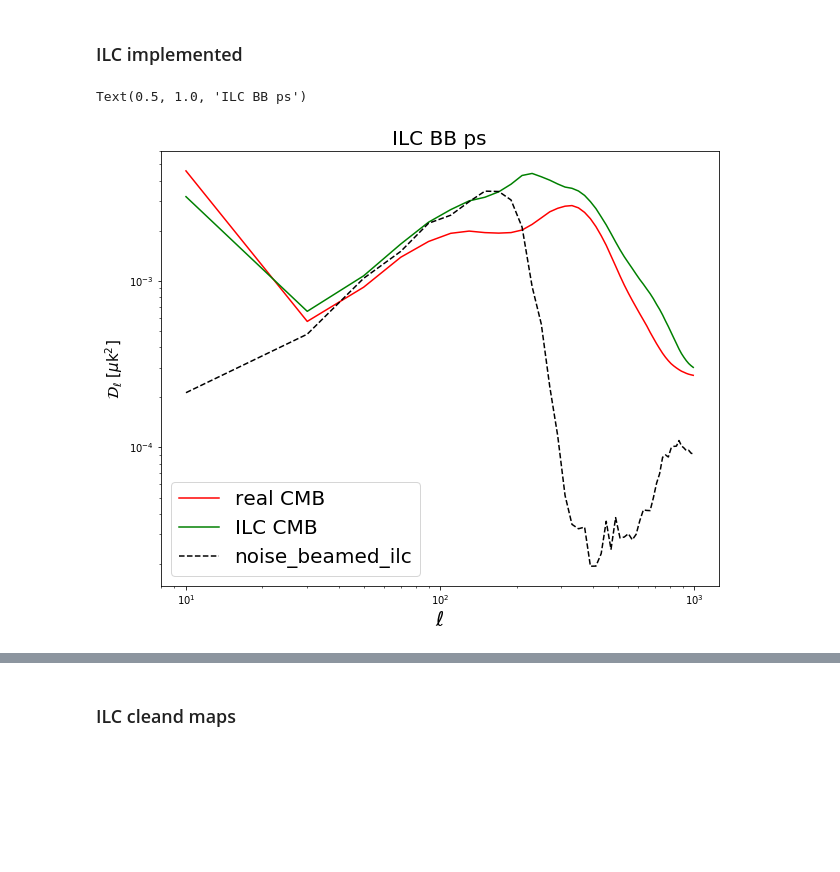
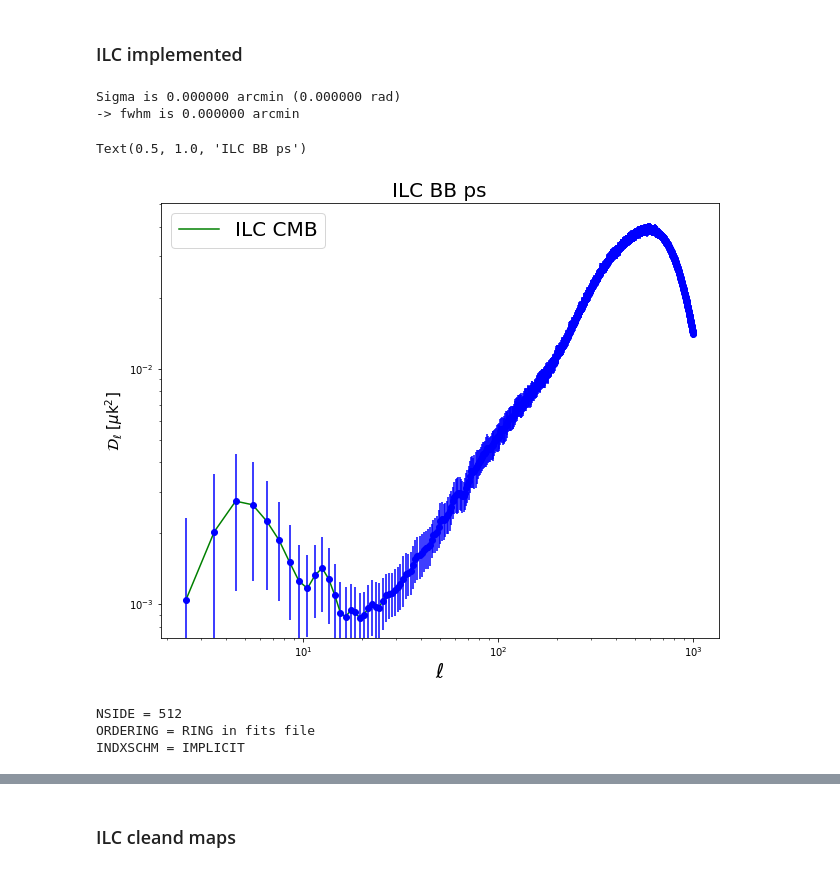
Before and after one commit to yaojian95/Ali_foreground, a Jupyter notebook: codes/Maps_for_USTC.ipynb, the cells around one changed output, grey strips where cells are left out. Saved outputs shown, nothing was run; the diff lists cells and outputs as text; code cells hidden in the pictures; blank space fills up the shorter version.

Commit message:
check clenaed maps,errors: bin_l for L = Q; alm_cleaned

```diff
--- a/codes/Maps_for_USTC.ipynb
+++ b/codes/Maps_for_USTC.ipynb
@@ -231,20 +245,20 @@ for i in range(SamNum):
 # %% [markdown]
 ### ILC implemented
 # %%
-Nf = 4
+Nf = 3
 # %%
 SamNum = 100 ## just one realization , or all the realizations.
-Q = 50
+Q = lmax
 Cl_ilc = np.zeros((SamNum, Q)); itera = 1; mode = 1; #Fore_cl= np.zeros((SamNum, Q)); sync_cl = np.zeros((SamNum, Q)); dust_cl = np.zeros((SamNum, Q))
-for n in range(SamNum):
+for n in range(SamNum-99):
 
     e = np.matrix(np.ones(Nf))
-    total_ps_i = np.load('/fnx/jianyao/ancillary_data/4_fre_plus_44_wo_noise/total_ps/total_ps_deconv_masked_EB_%s.npy'%n)
-    noise_ps_i = np.load('/fnx/jianyao/ancillary_data/4_fre_plus_44_wo_noise/noise_ps/nl_deconv_masked_EB_%s.npy'%n)
+    total_ps_i = np.load('/fnx/jianyao/ancillary_data/total_ps/total_ps_deconv_masked_EB_%s.npy'%n)
+    noise_ps_i = np.load('/fnx/jianyao/ancillary_data/noise_ps/nl_deconv_masked_EB_%s.npy'%n)
     ## Power_spectrum return EE and BB at the same time. So total_ps[0] = EE; total_ps[1] = BB
-    noise_bin = utils.bin_l(noise_ps_i[mode], lmax, Q);
+    noise_bin = noise_ps_i[mode]#utils.bin_l(noise_ps_i[mode], lmax, Q);
     noise_ilc = np.zeros(Q);
-    total_bin = utils.bin_l(total_ps_i[mode], lmax, Q);
+    total_bin = total_ps_i[mode]#utils.bin_l(total_ps_i[mode], lmax, Q);
 #     fore_bin = utils.bin_l(fore_ps[mode], lmax, Q); sync_bin = utils.bin_l(sync_ps[mode], lmax, Q); dust_bin = utils.bin_l(dust_ps[mode], lmax, Q);
 
     for r in range(itera):
@@ -267,37 +281,41 @@ for n in range(SamNum):
             ''' whether include noise_bin or not;  WNW = 1/(eN{-1}e.T)'''
 
             noise_ilc[i] = W[i,:]*(nuisance[i])*np.transpose(W[i,:])     #noise_bin　nuisance[i]
-            Cl_ilc[n, i] = W[i,:]*(total_bin[i])*np.transpose(W[i,:]) - noise_ilc[i]  #1.0/(e*np.linalg.pinv((total_bin[i]))*e.T)
+            Cl_ilc[n, i] = W[i,:]*(total_bin[i])*np.transpose(W[i,:]) #- noise_ilc[i]  #1.0/(e*np.linalg.pinv((total_bin[i]))*e.T)
 #             Fore_cl[n, i] =  W[i,:]*(fore_bin[i])*np.transpose(W[i,:]);
 #             dust_cl[n, i] = W[i,:]*(dust_bin[i])*np.transpose(W[i,:]); sync_cl[n,i] = W[i,:]*(sync_bin[i])*np.transpose(W[i,:]);
 
-#     total = np.load('/fnx/jianyao/ancillary_data/total_map/total_map_deconv_unmasked_IQU_%03d.npy'%n)
-#     total_mask = Mask(total)
+    total = np.load('/fnx/jianyao/ancillary_data/total_map/total_map_deconv_unmasked_IQU_%03d.npy'%n)
+    total_mask = Mask(total)
 
-#     ### ILC results to cleaned CMB maps
-#     alm_Q = np.zeros((Nf, m_num), dtype = 'complex128'); alm_U = np.zeros((Nf, m_num), dtype = 'complex128')
+    ### ILC results to cleaned CMB maps
+    m_num = int((1 + lmax)*(lmax+1 -1)/2) #算到lmax = 999,而不是 1000
+    alm_Q = np.zeros((Nf, m_num), dtype = 'complex128'); alm_U = np.zeros((Nf, m_num), dtype = 'complex128')
 
-#     for i in range(Nf):
-#         alm_Q[i] = hp.map2alm(total_mask[i], lmax = lmax-1)[1]; # 95GHz, 150GHz, 353GHz
-#         alm_U[i] = hp.map2alm(total_mask[i], lmax = lmax-1)[2];
+    for i in range(Nf):
+        alm_Q[i] = hp.map2alm(total_mask[i], lmax = lmax-1)[1]; # 95GHz, 150GHz, 353GHz
+        alm_U[i] = hp.map2alm(total_mask[i], lmax = lmax-1)[2];
 
-#     alm_Q_clean = np.zeros(m_num,dtype = 'complex128'); alm_U_clean = np.zeros(m_num, dtype = 'complex128')
+    alm_Q_clean = np.zeros(m_num,dtype = 'complex128'); alm_U_clean = np.zeros(m_num, dtype = 'complex128')
 
-#     for l in np.arange(lmax):
-#         alm_Q_clean[m_l(lmax - 1, l)] = np.dot(np.array(W[l, :]),alm_Q[:,m_l(lmax - 1, l)])[0] #np.dot(np.array(weight[l, :]),alm_Q[:,m_l(lmax, l)])[0]#
-#         alm_U_clean[m_l(lmax - 1, l)] = np.dot(np.array(W[l, :]),alm_U[:,m_l(lmax - 1, l)])[0]
+    for l in np.arange(lmax):
+        alm_Q_clean[m_l(lmax - 1, l)] = np.dot(np.array(W[l, :]),alm_Q[:,m_l(lmax - 1, l)])[0] #np.dot(np.array(weight[l, :]),alm_Q[:,m_l(lmax, l)])[0]#
+        alm_U_clean[m_l(lmax - 1, l)] = np.dot(np.array(W[l, :]),alm_U[:,m_l(lmax - 1, l)])[0]
 
-#     alm_Q_clean[m_l(lmax, 0)] = 0; alm_Q_clean[m_l(lmax, 1)] = 0
-#     alm_U_clean[m_l(lmax, 0)] = 0; alm_U_clean[m_l(lmax, 1)] = 0
+    alm_Q_clean[m_l(lmax - 1, 0)] = 0; alm_Q_clean[m_l(lmax - 1, 1)] = 0
+    alm_U_clean[m_l(lmax - 1, 0)] = 0; alm_U_clean[m_l(lmax - 1, 1)] = 0
 
-#     almT = np.zeros_like(alm_Q_clean)
-#     cmb_clean = hp.alm2map(np.row_stack((almT, alm_Q_clean, alm_U_clean)), nside = nside, lmax = lmax - 1)
+    almT = np.zeros_like(alm_Q_clean)
+    cmb_clean = hp.alm2map(np.row_stack((almT, alm_Q_clean, alm_U_clean)), nside = nside, lmax = lmax - 1)
 
 #     hp.write_map('/fnx/jianyao/HS_clean_CMB/Cleaned_QU_%03d.fits'%(n),cmb_clean[1:], coord='G', column_names= names, column_units='uK_CMB')
 
 # fore_mean = np.mean(Fore_cl, axis=0)
 cl_ilc_mean = np.mean(Cl_ilc, axis = 0)
 cl_ilc_std = np.std(Cl_ilc, axis = 0)
+# %% [output]
+Sigma is 0.000000 arcmin (0.000000 rad)
+-> fwhm is 0.000000 arcmin
 # %%
 sync_mean = np.mean(sync_cl, axis = 0)
 dust_mean = np.mean(dust_cl, axis = 0)
@@ -309,33 +327,33 @@ cl_clean_44 = np.load('/fnx/jianyao/cmb_0.05_realizations/cl_clean_44GHz_mean_st
 # %%
 fig1 = plt.figure(1, figsize=(10,8)); psn = ['EE', 'BB']
 # plt.axis('off')
 # frame1=fig1.add_axes((.1,.4,.8,.5)) # x0, y0, width, height
-plt.loglog(Ell, Ell*(Ell+1)/2/np.pi*cl_clean_44[mode], 'r-',label = 'real CMB')
+# plt.loglog(Ell, Ell*(Ell+1)/2/np.pi*cl_clean_95[mode], 'r-',label = 'real CMB')
 plt.loglog(Ell, Ell*(Ell+1)/2/np.pi*(cl_ilc_mean), 'g-', label = 'ILC CMB')
-plt.loglog(Ell, Ell*(Ell+1)/2/np.pi*noise_ilc, 'k--', label = 'noise_beamed_ilc')
+# plt.loglog(Ell, Ell*(Ell+1)/2/np.pi*noise_ilc, 'k--', label = 'noise_beamed_ilc')
 # plt.loglog(Ell, Ell*(Ell+1)/2/np.pi*fore_mean, 'b--', label = 'Fore_ilc_residual')
 # plt.loglog(Ell, Ell*(Ell+1)/2/np.pi*dust_mean, 'y--', label = 'Dust_ILC')
 # plt.loglog(Ell, Ell*(Ell+1)/2/np.pi*sync_mean, 'k--', label = 'Synchrotron_ILC')
 
 # plt.loglog(Ell, Ell*(Ell+1)/2/np.pi*bin_l(total_cl95[mode+1], lmax, Q), 'purple', label = 'total_ps 95GHz')
 # plt.loglog(Ell, Ell*(Ell+1)/2/np.pi*bin_l(total_cl150[mode+1], lmax, Q), 'orange', label = 'total_ps 150GHz')
 # plt.loglog(Ell, Ell*(Ell+1)/2/np.pi*bin_l(total_cl353[mode+1], lmax, Q), 'k-', label = 'total_ps 353GHz')
 
 # plt.xscale('linear')
-# plt.errorbar(Ell,Ell*(Ell+1)*cl_ilc_mean/2/np.pi, yerr = Ell*(Ell+1)/2/np.pi*cl_ilc_std,fmt='bo',capthick = 0.1)
+plt.errorbar(Ell,Ell*(Ell+1)*cl_ilc_mean/2/np.pi, yerr = Ell*(Ell+1)/2/np.pi*cl_ilc_std,fmt='bo',capthick = 0.1)
 # plt.ylim(1e-4, 1e-1)
 plt.xlabel('$\ell$', fontsize = 20);
 plt.ylabel(r'$\mathcal{D}_{\ell}$ [$\mu$k$^2$]', fontsize = 15)
 plt.legend(fontsize = 20)
 # plt.title('ILC in harmonical space, subtracting %s * dust'%frac, fontsize = 20)
 
 # frame2=fig1.add_axes((.1,.1,.8,.3))
 # plt.semilogx(Ell, (cl_ilc - cls)/cls*100, 'k--')
 # plt.axhline(0,color = 'k')
 # plt.ylabel(r'$\Delta \mathcal{D}_\ell$/$\mathcal{D}^{real}_{\ell} $ [%]', fontsize = 15);plt.xlabel(r'$\ell$', fontsize = 20)
 # plt.ylim(-100, 100)
 plt.title('ILC %s ps'%psn[mode], fontsize = 20)
 # plt.savefig('/home/jianyao/Ali_maps/results/0225_4fre_ABS_ILC/EE_ILC_with_77GHz.jpg', format = 'jpg')
 # %% [output]
 Text(0.5, 1.0, 'ILC BB ps')
-[figure, old version]
+[figure, new version]
@@ -345,0 +360,6 @@ total_cl95 = hp.anafast(total_mask[0])
+# %%
+clean_cmb = hp.read_map('/fnx/jianyao/HS_clean_CMB/Cleaned_QU_000.fits', field = None)
+# %% [output]
+NSIDE = 512
+ORDERING = RING in fits file
+INDXSCHM = IMPLICIT
```
Also changed, not shown: parts of 6 cells of this notebook.
